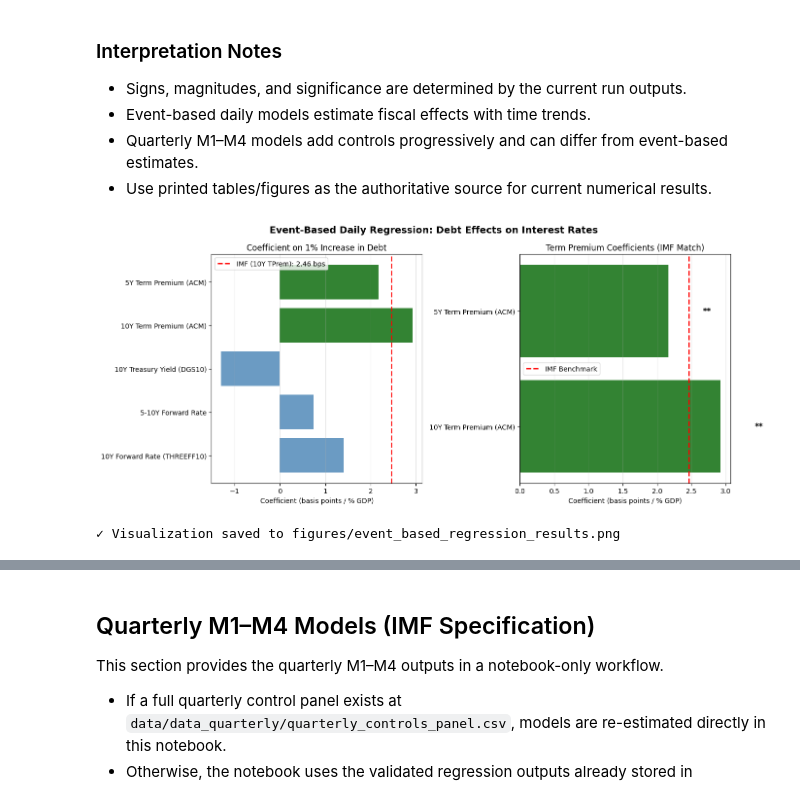
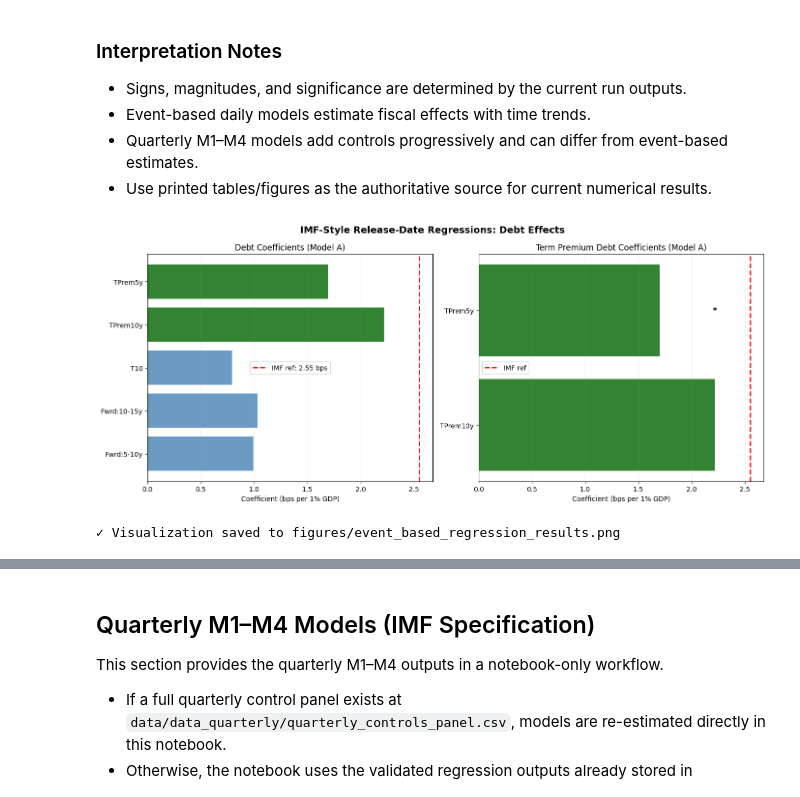
Before and after one commit to Lutinppp/master_thesis, a Jupyter notebook: paper_replica.ipynb, the cells around one changed output, grey strips where cells are left out. Cells and saved outputs as stored; diff of their text form; code cells hidden in the pictures.

```diff
--- a/paper_replica.ipynb
+++ b/paper_replica.ipynb
@@ -675,74 +995,75 @@ KEY FINDINGS: EVENT-BASED DAILY REGRESSION
 - Quarterly M1–M4 models add controls progressively and can differ from event-based estimates.
 - Use printed tables/figures as the authoritative source for current numerical results.
 # %%
-# Create comparison visualization: Event-based coefficients vs IMF
+# Visualization: Debt coefficients from Model A vs IMF reference
+imf_debt_effect = 0.0255  # midpoint of reported IMF debt range (Table 1)
+
 fig, axes = plt.subplots(1, 2, figsize=(14, 6))
-fig.suptitle('Event-Based Daily Regression: Debt Effects on Interest Rates', fontsize=14, fontweight='bold')
+fig.suptitle('IMF-Style Release-Date Regressions: Debt Effects', fontsize=14, fontweight='bold')
 
-# Chart 1: All dependent variables (Debt coefficient)
+# Chart 1: Debt coefficient across dependent variables (Model A)
 ax = axes[0]
-dep_order = ['threeff10', 'fwd_5_10y', 'dgs10', 'acmtp10', 'acmtp05']
+dep_order = ['fwd_5_10y', 'fwd_10_15y', 'dgs10', 'acmtp10', 'acmtp05']
 coeffs = []
+labels = []
 colors = []
-labels = []
 
 for dep_var in dep_order:
     key = f"{dep_var}_vs_debt_pct_GDP"
-    if key in results_dict:
-        res = results_dict[key]
+    res = results_modelA.get(key) if 'results_modelA' in globals() else None
+    if res is not None:
         coeffs.append(res['coefficient'])
-        labels.append(dependent_desc[dep_var])
-        # Color term premiums differently
+        labels.append(dependent_desc.get(dep_var, dep_var))
         colors.append('darkgreen' if 'acmtp' in dep_var else 'steelblue')
 
-y_pos = np.arange(len(labels))
-ax.barh(y_pos, np.array(coeffs) * 100, color=colors, alpha=0.8)  # *100 for basis points
-ax.axvline(imf_debt_effect * 100, color='red', linestyle='--', linewidth=2, label=f'IMF (10Y TPrem): {imf_debt_effect*100:.2f} bps')
-ax.set_yticks(y_pos)
-ax.set_yticklabels(labels)
-ax.set_xlabel('Coefficient (basis points / % GDP)')
-ax.set_title('Coefficient on 1% Increase in Debt')
+if len(coeffs) > 0:
+    y_pos = np.arange(len(labels))
+    ax.barh(y_pos, np.array(coeffs) * 100, color=colors, alpha=0.8)
+    ax.axvline(imf_debt_effect * 100, color='red', linestyle='--', linewidth=2,
+               label=f'IMF ref: {imf_debt_effect*100:.2f} bps')
+    ax.set_yticks(y_pos)
+    ax.set_yticklabels(labels)
+ax.set_xlabel('Coefficient (bps per 1% GDP)')
+ax.set_title('Debt Coefficients (Model A)')
 ax.legend()
 ax.grid(axis='x', alpha=0.3)
 
-# Chart 2: Term Premium results with significance indicators
+# Chart 2: Term premium debt coefficients + significance
 ax = axes[1]
 term_prem_deps = ['acmtp10', 'acmtp05']
 term_coeffs = []
 term_labels = []
 term_pvalues = []
 
 for dep_var in term_prem_deps:
     key = f"{dep_var}_vs_debt_pct_GDP"
-    if key in results_dict:
-        res = results_dict[key]
+    res = results_modelA.get(key) if 'results_modelA' in globals() else None
+    if res is not None:
         term_coeffs.append(res['coefficient'] * 100)
-        term_labels.append(dependent_desc[dep_var])
+        term_labels.append(dependent_desc.get(dep_var, dep_var))
         term_pvalues.append(res['p_value'])
 
-y_pos = np.arange(len(term_labels))
-bars = ax.barh(y_pos, term_coeffs, color='darkgreen', alpha=0.8)
-
-# Add error markers for significance
-for i, (coeff, pval) in enumerate(zip(term_coeffs, term_pvalues)):
-    sig_marker = '***' if pval < 0.01 else ('**' if pval < 0.05 else ('*' if pval < 0.10 else ''))
-    ax.text(coeff + 0.5, i, sig_marker, va='center', fontsize=12, fontweight='bold')
-
-ax.axvline(imf_debt_effect * 100, color='red', linestyle='--', linewidth=2, label='IMF Benchmark')
-ax.set_yticks(y_pos)
-ax.set_yticklabels(term_labels)
-ax.set_xlabel('Coefficient (basis points / % GDP)')
-ax.set_title('Term Premium Coefficients (IMF Match)')
+if len(term_coeffs) > 0:
+    y_pos = np.arange(len(term_labels))
+    bars = ax.barh(y_pos, term_coeffs, color='darkgreen', alpha=0.8)
+    for i, (coeff, pval) in enumerate(zip(term_coeffs, term_pvalues)):
+        sig_marker = '***' if pval < 0.01 else ('**' if pval < 0.05 else ('*' if pval < 0.10 else ''))
+        ax.text(coeff + 0.5, i, sig_marker, va='center', fontsize=12, fontweight='bold')
+    ax.axvline(imf_debt_effect * 100, color='red', linestyle='--', linewidth=2, label='IMF ref')
+    ax.set_yticks(y_pos)
+    ax.set_yticklabels(term_labels)
+ax.set_xlabel('Coefficient (bps per 1% GDP)')
+ax.set_title('Term Premium Debt Coefficients (Model A)')
 ax.legend()
 ax.grid(axis='x', alpha=0.3)
 
 plt.tight_layout()
 plt.savefig('figures/event_based_regression_results.png', dpi=300, bbox_inches='tight')
 plt.show()
 
 print("✓ Visualization saved to figures/event_based_regression_results.png")
 # %% [output]
-[figure, old version]
+[figure, new version]
 ✓ Visualization saved to figures/event_based_regression_results.png
 # %% [markdown]
 ## Summary & Key Findings
```
Also changed, not shown: parts of 21 cells of this notebook, 23 other files.
